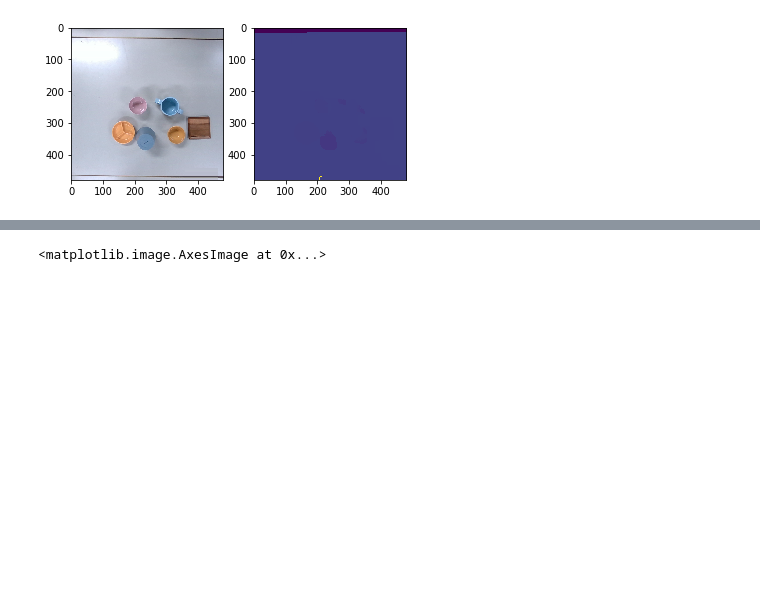
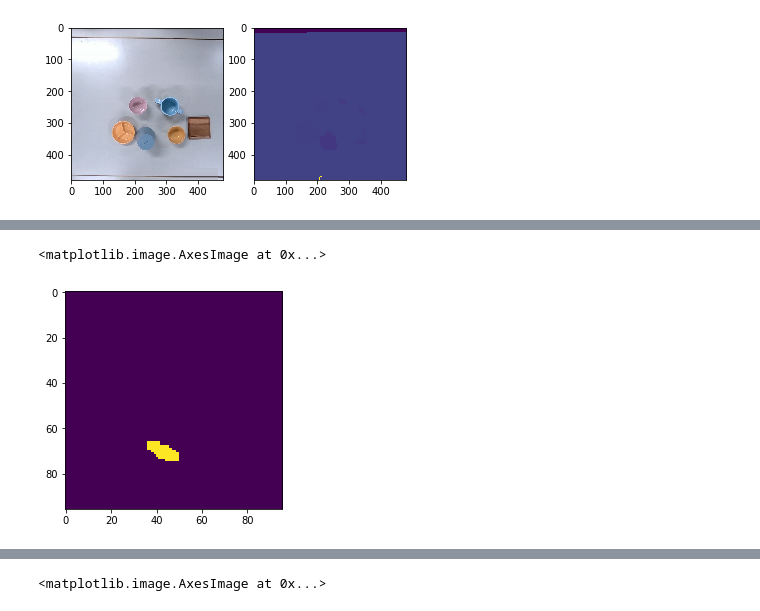
Before and after one commit to hogunkee/ur5_manipulation, a Jupyter notebook: realrobot/test_sdfgcn.ipynb, the cells around one changed output, grey strips where cells are left out. Drawn from its saved outputs; the diff is of its cells as text; code cells hidden in the pictures; blank space fills up the shorter version.

```diff
--- a/realrobot/test_sdfgcn.ipynb
+++ b/realrobot/test_sdfgcn.ipynb
@@ -71,0 +84,5 @@ sdf_g = sdf_module.make_round_sdf(sdf_g_b) if round_sdf else sdf_g_b
+# %%
+plt.imshow(masks_st[0])
+# %% [output]
+<matplotlib.image.AxesImage at 0x...>
+[figure, added]
```
Also changed, not shown: parts of 12 cells of this notebook, 7 other files.
